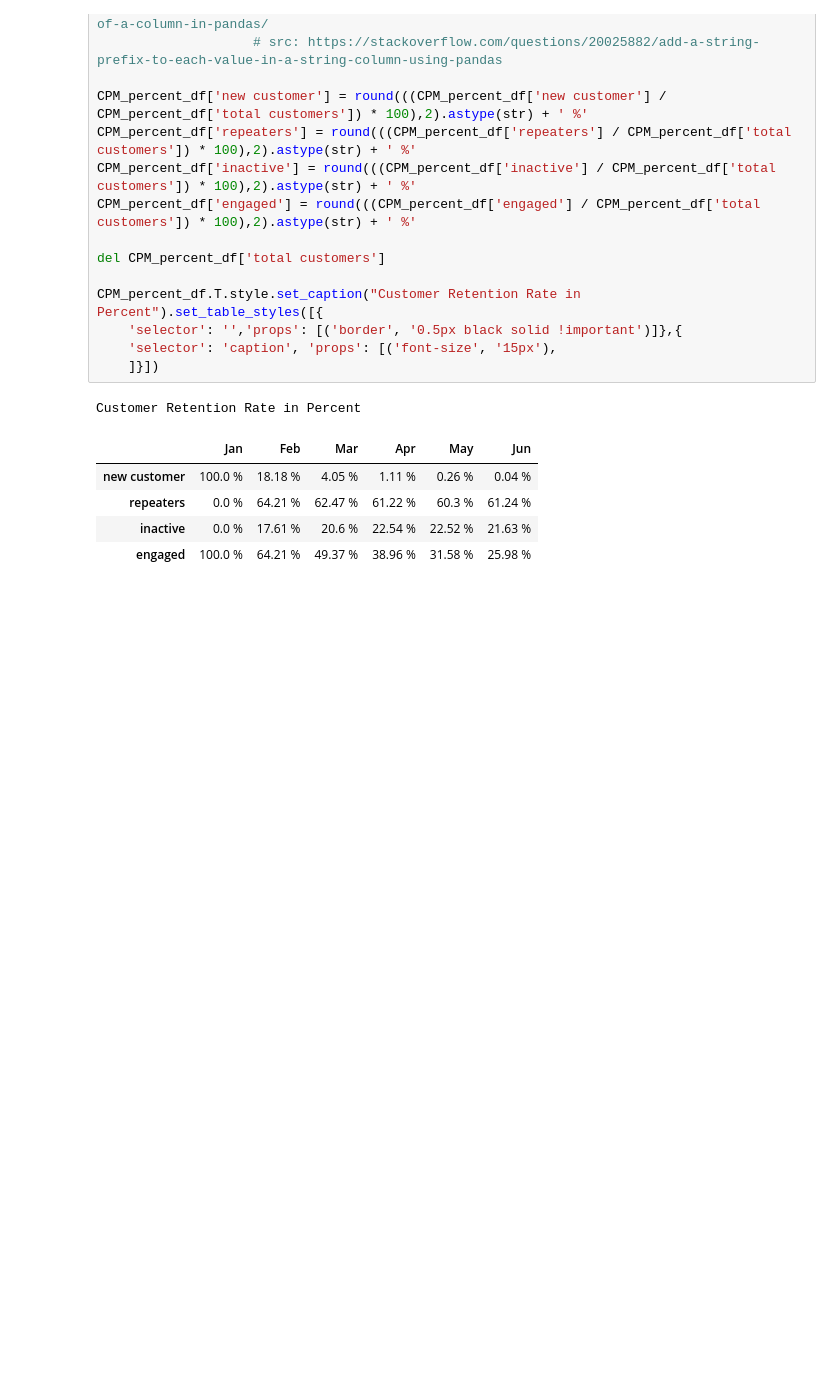
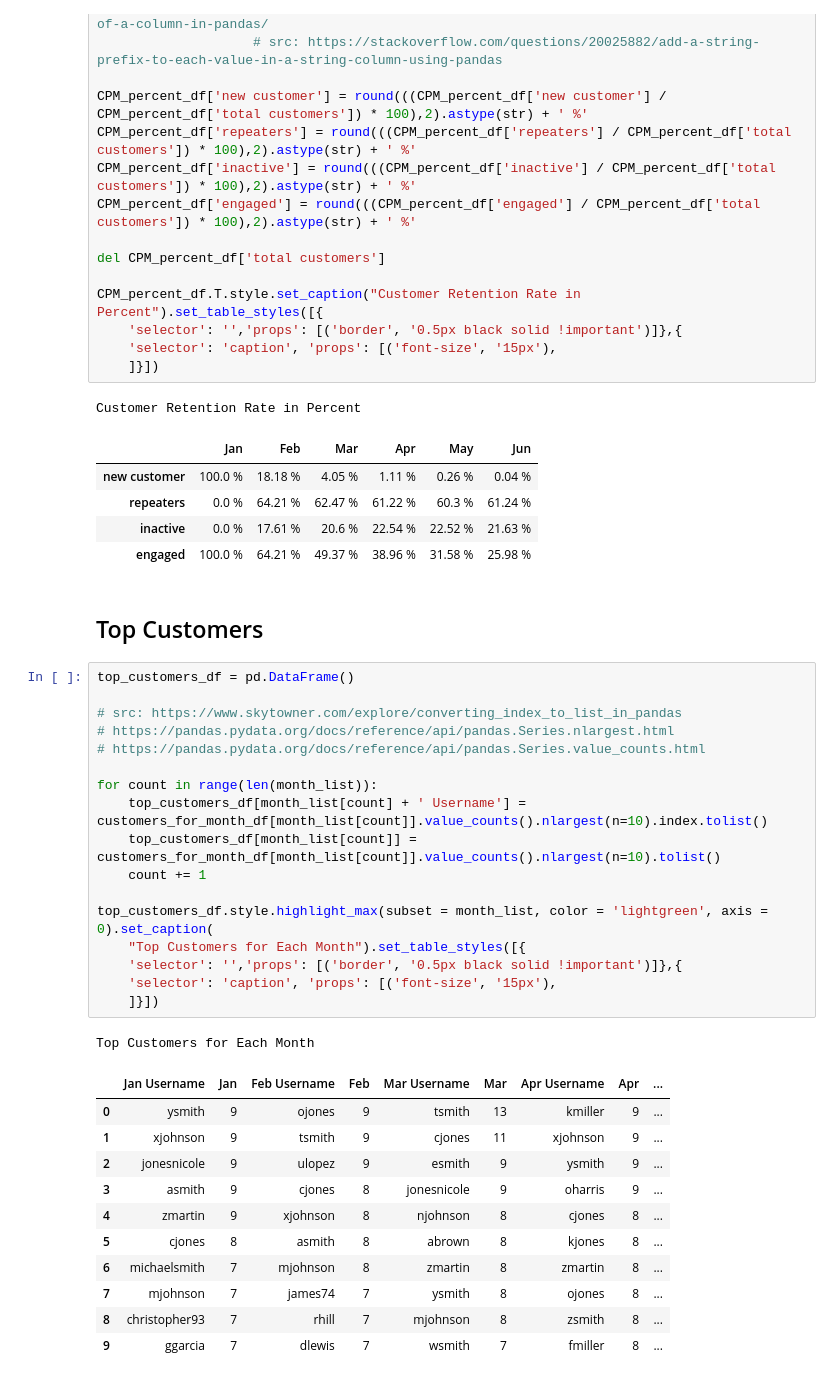
Before and after one commit to toniclairedavid/ITM, a Jupyter notebook: mod-5-it-1.ipynb, the cells around one changed output. Drawn from its saved outputs; the diff is of its cells as text; blank space fills up the shorter version.

```diff
--- a/mod-5-it-1.ipynb
+++ b/mod-5-it-1.ipynb
@@ -886,3 +886,35 @@ Customer Retention Rate in Percent
 | repeaters | 0.0 % | 64.21 % | 62.47 % | 61.22 % | 60.3 % | 61.24 % |
 | inactive | 0.0 % | 17.61 % | 20.6 % | 22.54 % | 22.52 % | 21.63 % |
 | engaged | 100.0 % | 64.21 % | 49.37 % | 38.96 % | 31.58 % | 25.98 % |
+# %% [markdown]
+## Top Customers
+# %%
+top_customers_df = pd.DataFrame()
+
+# src: https://www.skytowner.com/explore/converting_index_to_list_in_pandas
+# https://pandas.pydata.org/docs/reference/api/pandas.Series.nlargest.html
+# https://pandas.pydata.org/docs/reference/api/pandas.Series.value_counts.html
+
+for count in range(len(month_list)):
+    top_customers_df[month_list[count] + ' Username'] = customers_for_month_df[month_list[count]].value_counts().nlargest(n=10).index.tolist()
+    top_customers_df[month_list[count]] = customers_for_month_df[month_list[count]].value_counts().nlargest(n=10).tolist()
+    count += 1
+
+top_customers_df.style.highlight_max(subset = month_list, color = 'lightgreen', axis = 0).set_caption(
+    "Top Customers for Each Month").set_table_styles([{
+    'selector': '','props': [('border', '0.5px black solid !important')]},{
+    'selector': 'caption', 'props': [('font-size', '15px'),
+    ]}])
+# %% [output]
+Top Customers for Each Month
+|  | Jan Username | Jan | Feb Username | Feb | Mar Username | Mar | Apr Username | Apr | ... |
+| 0 | ysmith | 9 | ojones | 9 | tsmith | 13 | kmiller | 9 | ... |
+| 1 | xjohnson | 9 | tsmith | 9 | cjones | 11 | xjohnson | 9 | ... |
+| 2 | jonesnicole | 9 | ulopez | 9 | esmith | 9 | ysmith | 9 | ... |
+| 3 | asmith | 9 | cjones | 8 | jonesnicole | 9 | oharris | 9 | ... |
+| 4 | zmartin | 9 | xjohnson | 8 | njohnson | 8 | cjones | 8 | ... |
+| 5 | cjones | 8 | asmith | 8 | abrown | 8 | kjones | 8 | ... |
+| 6 | michaelsmith | 7 | mjohnson | 8 | zmartin | 8 | zmartin | 8 | ... |
+| 7 | mjohnson | 7 | james74 | 7 | ysmith | 8 | ojones | 8 | ... |
+| 8 | christopher93 | 7 | rhill | 7 | mjohnson | 8 | zsmith | 8 | ... |
+| 9 | ggarcia | 7 | dlewis | 7 | wsmith | 7 | fmiller | 8 | ... |
```
Also changed, not shown: parts of 1 cell of this notebook.
